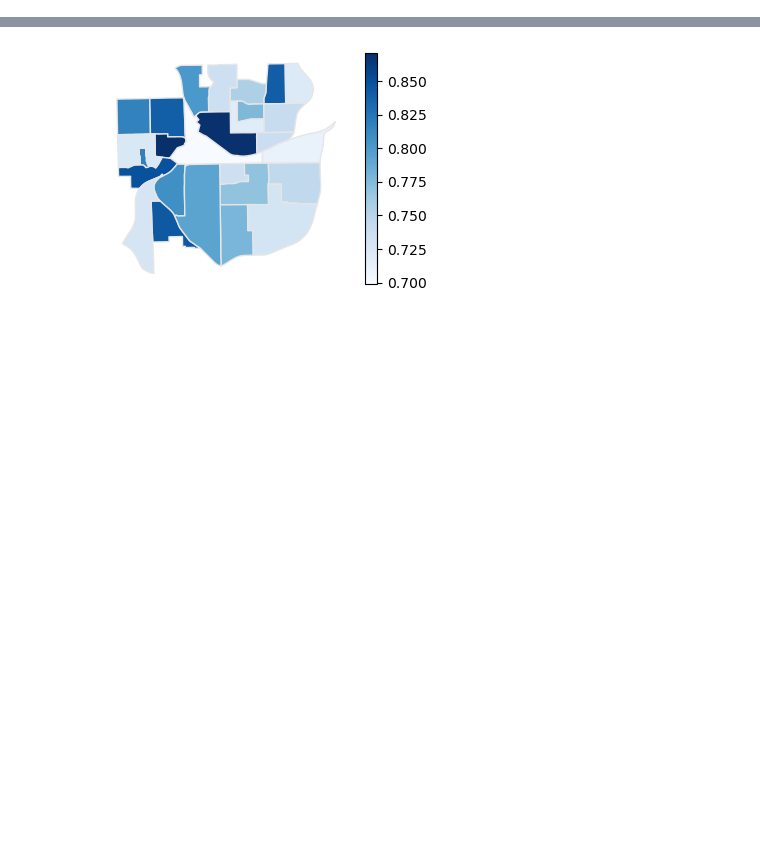
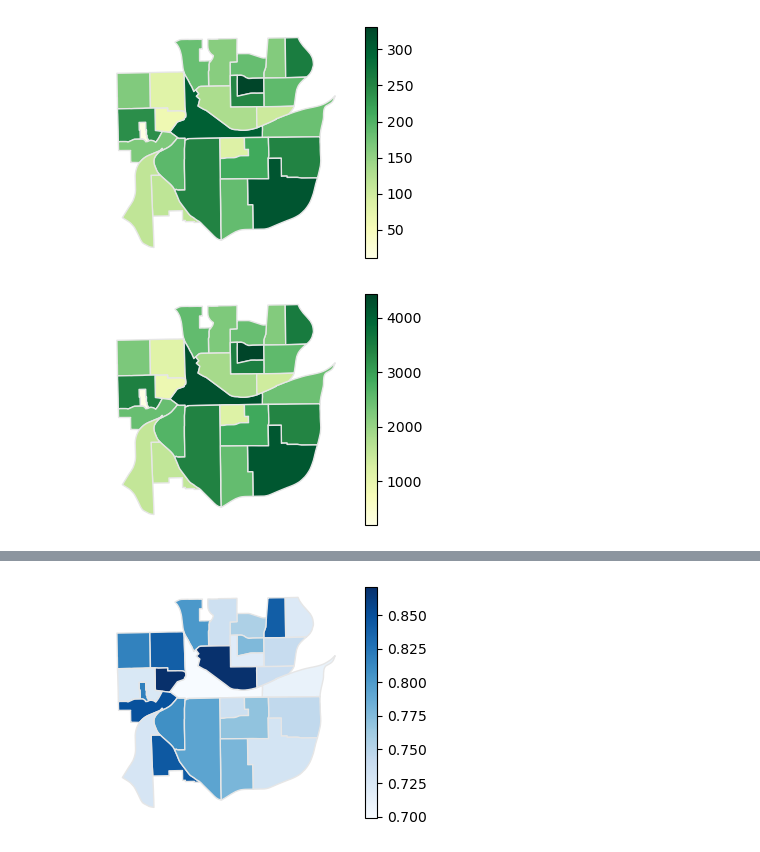
Before and after one commit to RuochenKong/disease-simulator, a Jupyter notebook: examples/logs/plotMap.ipynb, the cells around one changed output, grey strips where cells are left out. Saved outputs shown, nothing was run; the diff lists cells and outputs as text; code cells hidden in the pictures; blank space fills up the shorter version.

```diff
--- a/examples/logs/plotMap.ipynb
+++ b/examples/logs/plotMap.ipynb
@@ -91,0 +101,16 @@ def generat_plot(datafolder, mapfolder, columnname,vizfolder, filename, save = T
+# %%
+totalPopOverRegions = 67019 # manually calculated
+report_summary,geo_df = process_raw_data_files('atl-80', 'atlanta')
+geo_df['census pop'] = geo_df['TotPop'] * totalPopOverRegions
+fig, ax = plt.subplots(1, figsize=(5,3))
+geo_df.plot(column='# Real', cmap='YlGn', linewidth=1, ax=ax, edgecolor='0.9', legend=True)
+ax.axis('off')
+fig.savefig('../viz/atl/real_cases.png', bbox_inches='tight')
+
+fig, ax = plt.subplots(1, figsize=(5,3))
+geo_df.plot(column='census pop', cmap='YlGn', linewidth=1, ax=ax, edgecolor='0.9', legend=True)
+ax.axis('off')
+fig.savefig('../viz/atl/census_pop.png', bbox_inches='tight')
+# %% [output]
+[figure, added]
+[figure, added]
```
Also changed, not shown: parts of 4 cells of this notebook, 35 other files.
